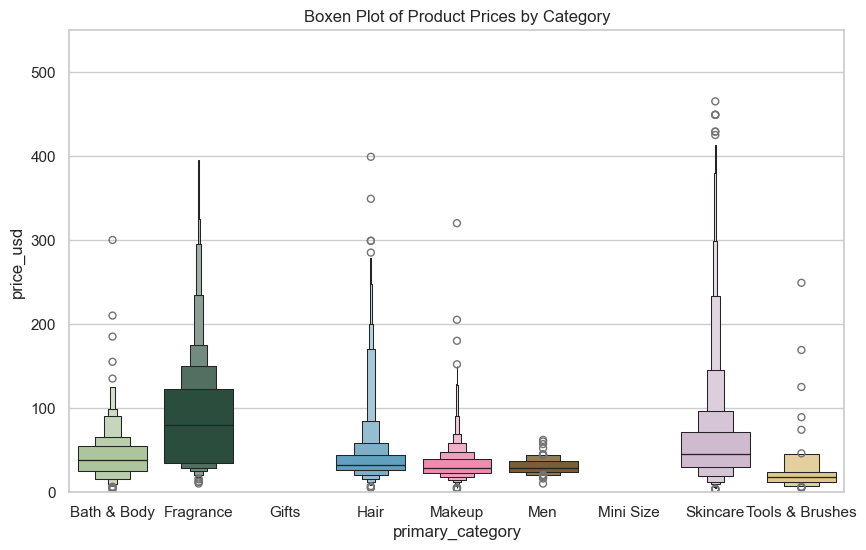
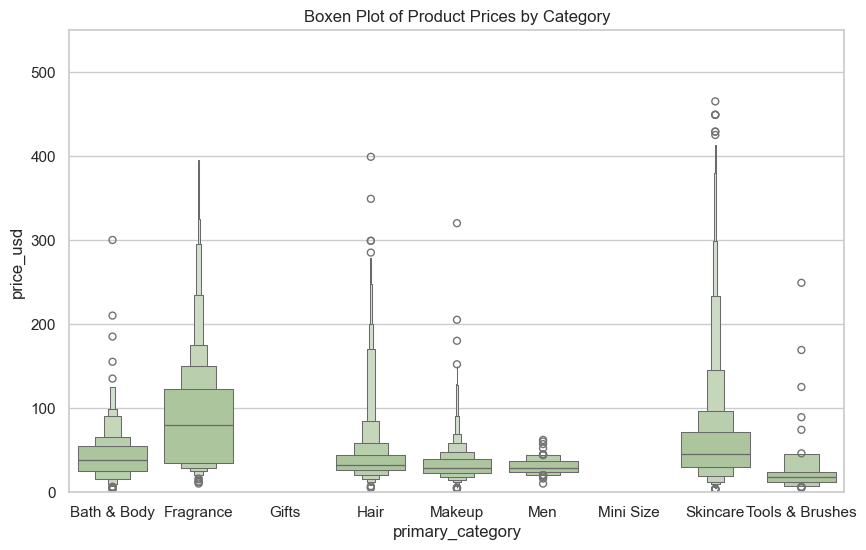
The notebook cell's code change between the first figure and the second:
--- before
+++ after
@@ -1,3 +1,3 @@
-sns.boxenplot(data=products_df, x="primary_category", y="price_usd", palette=PALETTE)
+sns.boxenplot(data=products_df, x="primary_category", y="price_usd")
 plt.ylim(0, 550)
 plt.title("Boxen Plot of Product Prices by Category")

Commit: eda fix